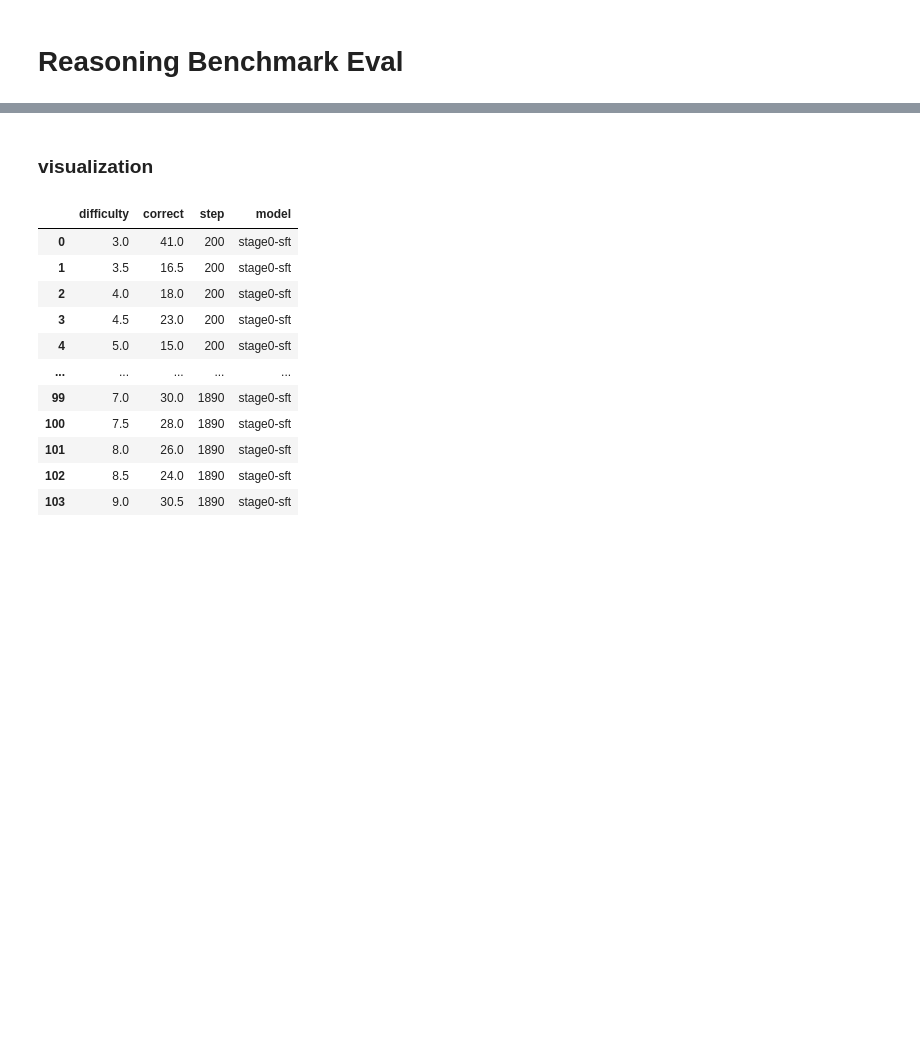
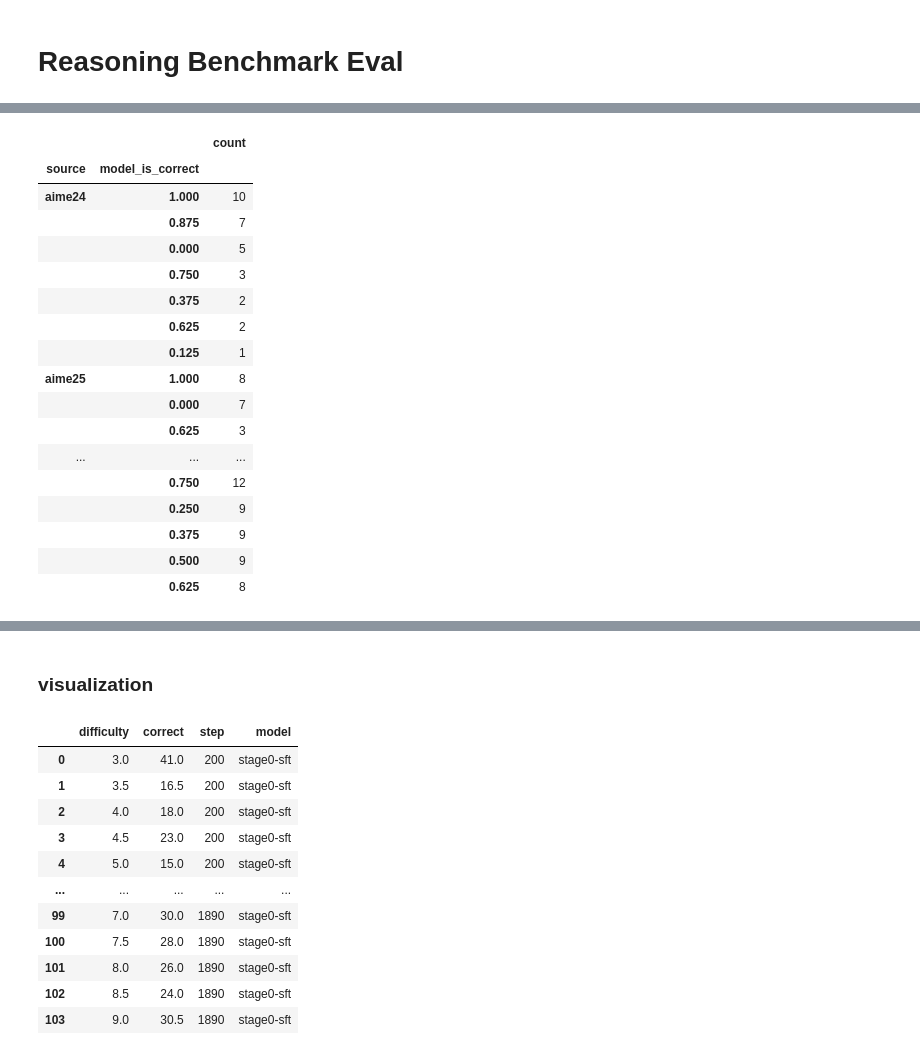
Before and after one commit to Aochong-Li/perturb-r, a Jupyter notebook: notebook/math/benchmark_eval.ipynb, the cells around one changed output, grey strips where cells are left out. Cells and saved outputs as stored; diff of their text form; code cells hidden in the pictures; blank space fills up the shorter version.

```diff
--- a/notebook/math/benchmark_eval.ipynb
+++ b/notebook/math/benchmark_eval.ipynb
@@ -93,3 +69,4 @@ Accuracy: 0.5759120171673819
 # %%
 root = "./results/allmath/benchmark/"
-df=pd.read_pickle(os.path.join(root, 'AM-Distill-Qwen-32B.pickle'))
+model = 'AM-Distill-Qwen-32B'
+df=pd.read_pickle(os.path.join(root, f'{model}.pickle'))
@@ -98,2 +72,0 @@ mj_df = pd.read_pickle(os.path.join(root, "model_judge/R1-Distill-Qwen-32B_model
-# %%
-df = df.merge(mj_df, left_index= True, right_index=True)
@@ -115,0 +121,2 @@ df
+# %%
+stats = df.groupby('problem').agg({'model_is_correct': 'sum', 'source': 'first'}).reset_index()
@@ -115,0 +139,21 @@ df
+# %%
+stats.groupby('source')[['model_is_correct']].value_counts().to_frame()
+# %% [output]
+|  |  | count |
+| source | model_is_correct |  |
+| aime24 | 1.000 | 10 |
+|  | 0.875 | 7 |
+|  | 0.000 | 5 |
+|  | 0.750 | 3 |
+|  | 0.375 | 2 |
+|  | 0.625 | 2 |
+|  | 0.125 | 1 |
+| aime25 | 1.000 | 8 |
+|  | 0.000 | 7 |
+|  | 0.625 | 3 |
+| ... | ... | ... |
+|  | 0.750 | 12 |
+|  | 0.250 | 9 |
+|  | 0.375 | 9 |
+|  | 0.500 | 9 |
+|  | 0.625 | 8 |
```
Also changed, not shown: parts of 14 cells of this notebook, 11 other files.
